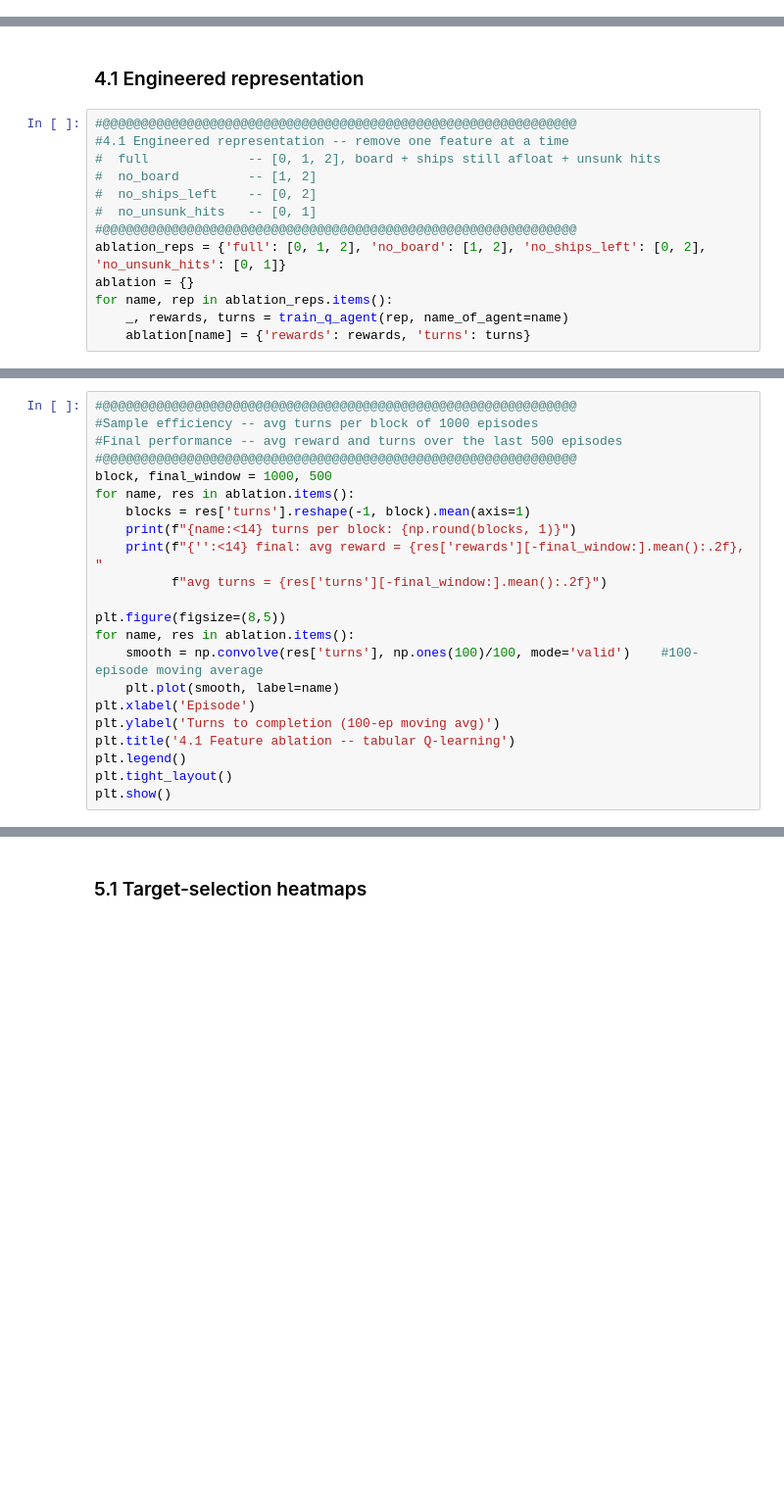
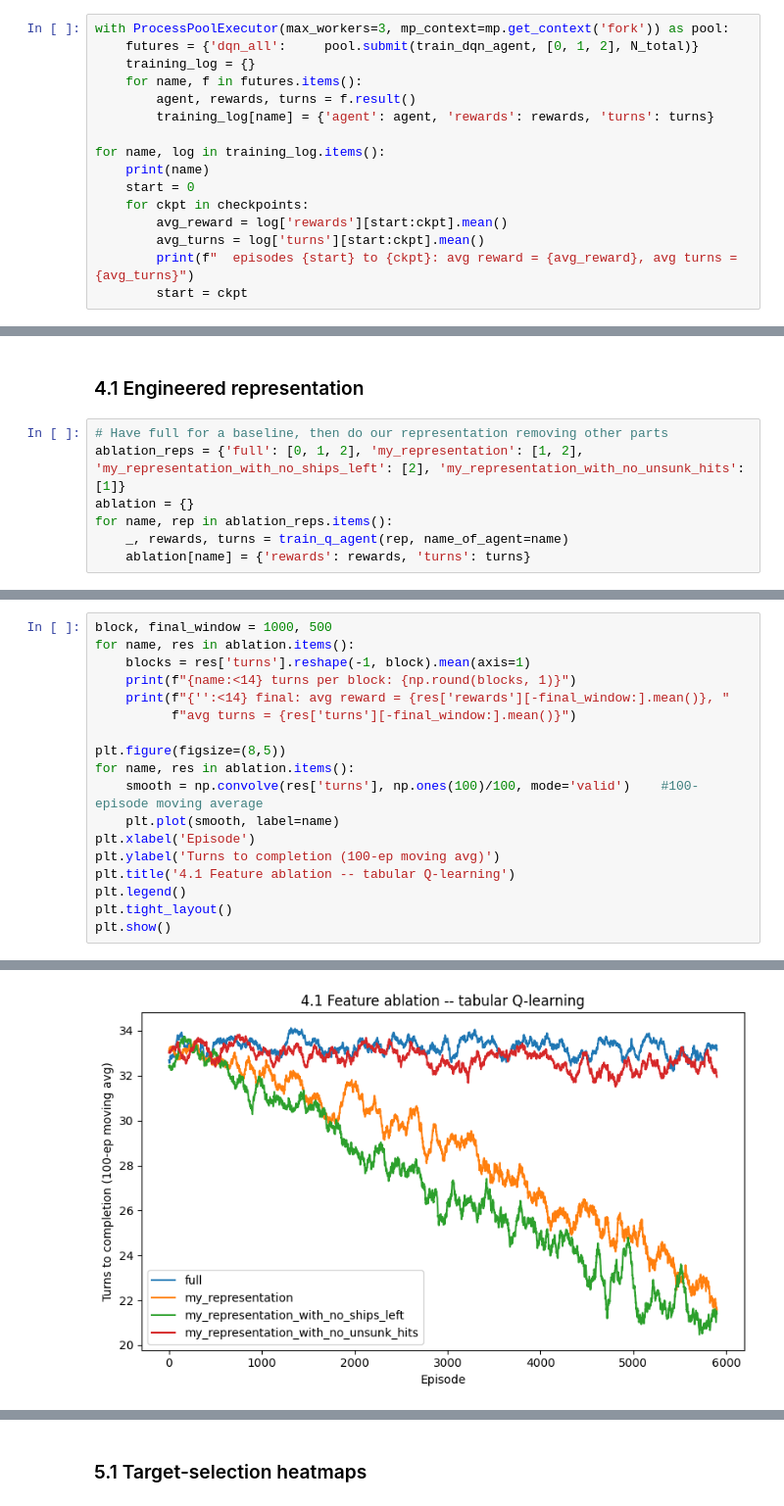
Before and after one commit to RobertMyersJr/CSC-5661, a Jupyter notebook: lab_4/Battleship_DQN_starter.ipynb, the cells around one changed output, grey strips where cells are left out. Shown at 98% size. Cells and saved outputs as stored; diff of their text form; blank space fills up the shorter version.

```diff
--- a/lab_4/Battleship_DQN_starter.ipynb
+++ b/lab_4/Battleship_DQN_starter.ipynb
@@ -804,0 +792,16 @@ for name, log in training_log.items():
+# %%
+with ProcessPoolExecutor(max_workers=3, mp_context=mp.get_context('fork')) as pool:
+    futures = {'dqn_all':     pool.submit(train_dqn_agent, [0, 1, 2], N_total)}
+    training_log = {}
+    for name, f in futures.items():
+        agent, rewards, turns = f.result()
+        training_log[name] = {'agent': agent, 'rewards': rewards, 'turns': turns}
+
+for name, log in training_log.items():
+    print(name)
+    start = 0
+    for ckpt in checkpoints:
+        avg_reward = log['rewards'][start:ckpt].mean()
+        avg_turns = log['turns'][start:ckpt].mean()
+        print(f"  episodes {start} to {ckpt}: avg reward = {avg_reward}, avg turns = {avg_turns}")
+        start = ckpt
@@ -807,14 +828,8 @@ for name, log in training_log.items():
 # %% [markdown]
 ### 4.1 Engineered representation
 # %%
-#@@@@@@@@@@@@@@@@@@@@@@@@@@@@@@@@@@@@@@@@@@@@@@@@@@@@@@@@@@@@@@
-#4.1 Engineered representation -- remove one feature at a time
-#  full             -- [0, 1, 2], board + ships still afloat + unsunk hits
-#  no_board         -- [1, 2]
-#  no_ships_left    -- [0, 2]
-#  no_unsunk_hits   -- [0, 1]
-#@@@@@@@@@@@@@@@@@@@@@@@@@@@@@@@@@@@@@@@@@@@@@@@@@@@@@@@@@@@@@@
-ablation_reps = {'full': [0, 1, 2], 'no_board': [1, 2], 'no_ships_left': [0, 2], 'no_unsunk_hits': [0, 1]}
+# Have full for a baseline, then do our representation removing other parts
+ablation_reps = {'full': [0, 1, 2], 'my_representation': [1, 2], 'my_representation_with_no_ships_left': [2], 'my_representation_with_no_unsunk_hits': [1]}
 ablation = {}
 for name, rep in ablation_reps.items():
     _, rewards, turns = train_q_agent(rep, name_of_agent=name)
@@ -822,14 +855,10 @@ for name, rep in ablation_reps.items():
 # %%
-#@@@@@@@@@@@@@@@@@@@@@@@@@@@@@@@@@@@@@@@@@@@@@@@@@@@@@@@@@@@@@@
-#Sample efficiency -- avg turns per block of 1000 episodes
-#Final performance -- avg reward and turns over the last 500 episodes
-#@@@@@@@@@@@@@@@@@@@@@@@@@@@@@@@@@@@@@@@@@@@@@@@@@@@@@@@@@@@@@@
 block, final_window = 1000, 500
 for name, res in ablation.items():
     blocks = res['turns'].reshape(-1, block).mean(axis=1)
     print(f"{name:<14} turns per block: {np.round(blocks, 1)}")
-    print(f"{'':<14} final: avg reward = {res['rewards'][-final_window:].mean():.2f}, "
-          f"avg turns = {res['turns'][-final_window:].mean():.2f}")
+    print(f"{'':<14} final: avg reward = {res['rewards'][-final_window:].mean()}, "
+          f"avg turns = {res['turns'][-final_window:].mean()}")
 
 plt.figure(figsize=(8,5))
 for name, res in ablation.items():
@@ -841,3 +870,4 @@ plt.title('4.1 Feature ablation -- tabular Q-learning')
 plt.legend()
 plt.tight_layout()
 plt.show()
+# %% [output]
@@ -844,2 +882,3 @@ plt.show()
+[figure, added]
 # %% [markdown]
 ## 5. Learned policies
```
Also changed, not shown: parts of 22 cells of this notebook.
